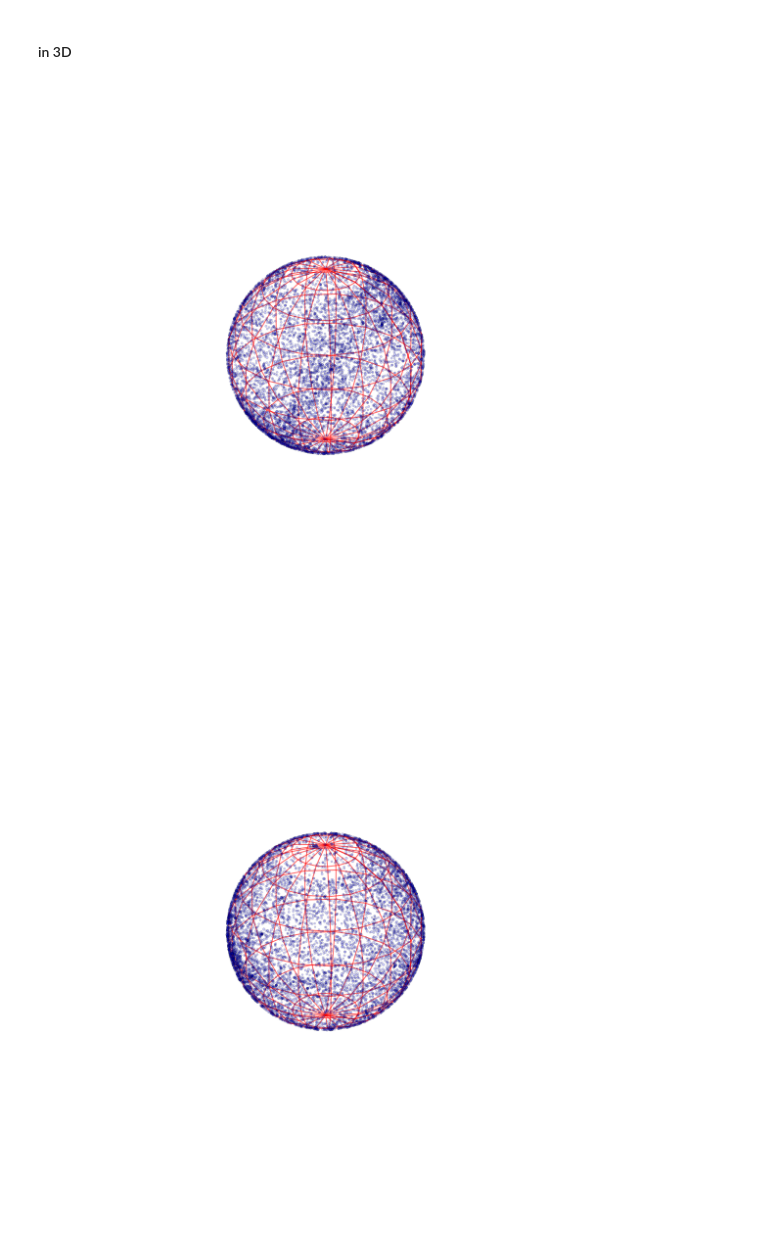
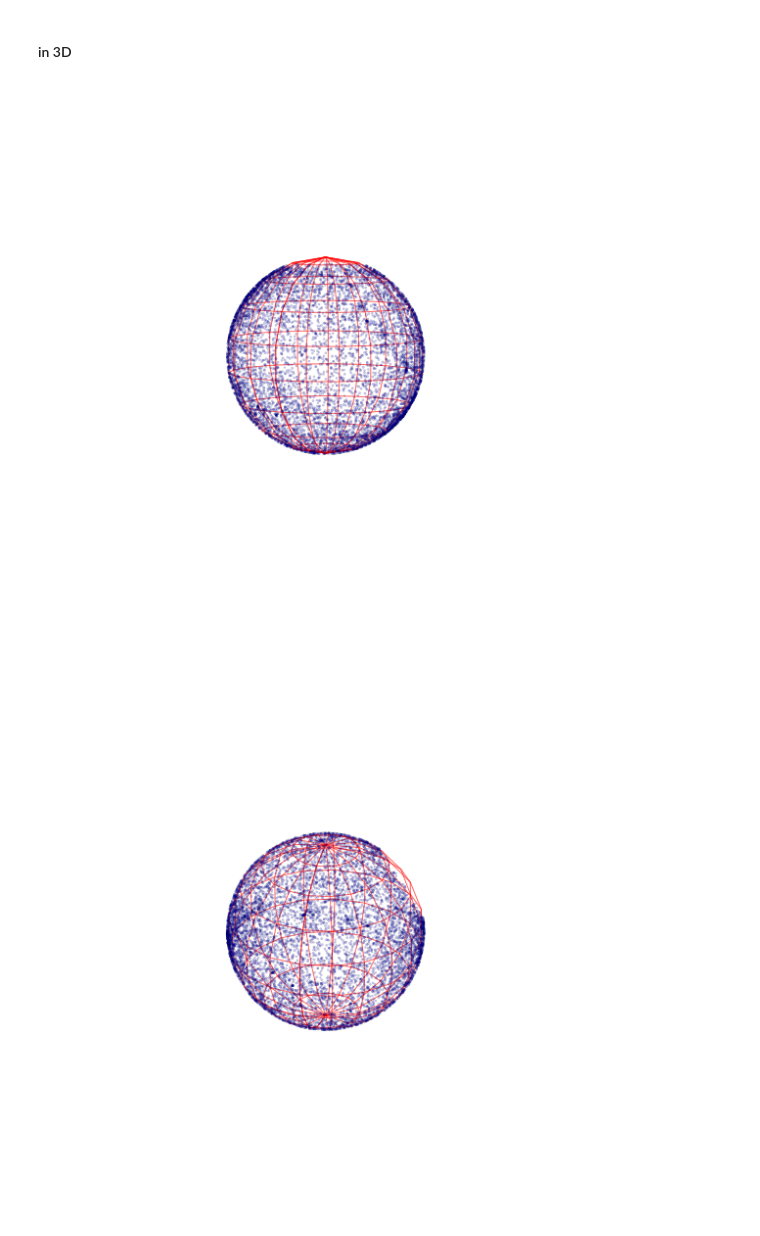
Before and after one commit to ridlo/timau, a Jupyter notebook: sky_coverage.ipynb, the cells around one changed output. Cells and saved outputs as stored; diff of their text form; code cells hidden in the pictures.

```diff
--- a/sky_coverage.ipynb
+++ b/sky_coverage.ipynb
@@ -166,32 +166,34 @@ plt.show()
 # %%
 from mpl_toolkits.mplot3d import Axes3D
 
 fig = plt.figure(figsize=(10,10))
 ax = fig.add_subplot(111, projection='3d')
 
 ax.set_aspect("equal")
 
 theta = np.radians(90.0 - decoo)
 phi = np.radians(raoo)
 
 xs = np.sin(theta)*np.cos(phi)
 ys = np.sin(theta)*np.sin(phi)
 zs = np.cos(theta)
 
 ax.scatter(xs, ys, zs, s=(mag.max()+2 - mag), c='b', marker='o', linewidths=0.5, edgecolors='none', alpha=0.2)
 
 
 u, v = np.mgrid[0:2*np.pi:20j, 0:np.pi:10j]
 x=np.cos(u)*np.sin(v)
 y=np.sin(u)*np.sin(v)
 z=np.cos(v)
 ax.plot_wireframe(x, y, z, color="r", alpha=0.6)
 
 ax.set_axis_off()
 
+ax.view_init(elev=5., azim=30)
+
 plt.show()
 # %% [output]
-[figure, old version]
+[figure, new version]
 # %%
 fig = plt.figure(figsize=(10,10))
 ax = fig.add_subplot(111, projection='3d')
@@ -216,6 +218,8 @@ ax.plot_wireframe(x, y, z, color="r", alpha=0.6)
 
 ax.set_axis_off()
 
+ax.view_init(elev=30., azim=15)
+
 plt.show()
 # %% [output]
-[figure, old version]
+[figure, new version]
```
Also changed, not shown: parts of 2 cells of this notebook, 1 other file.
